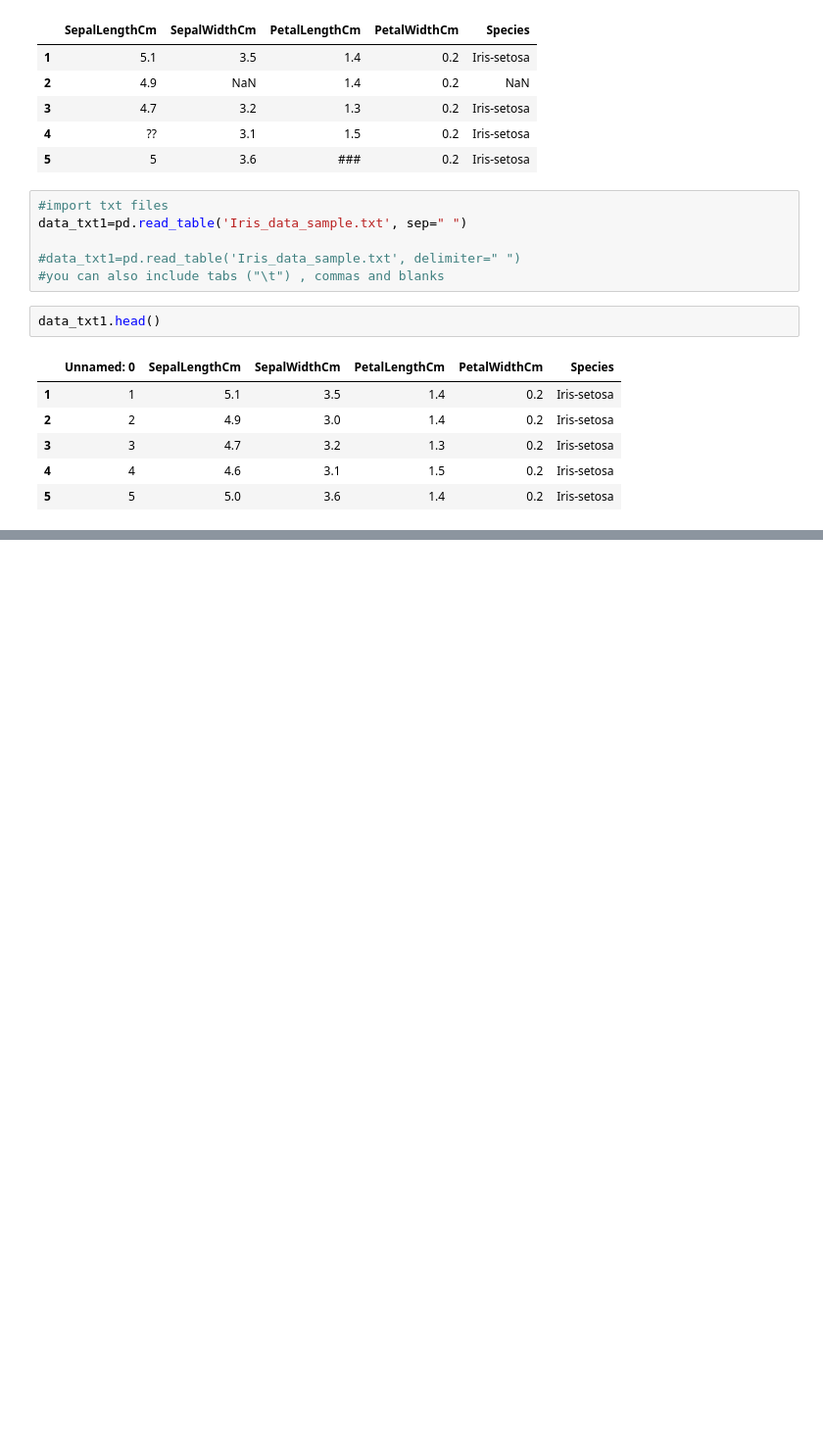
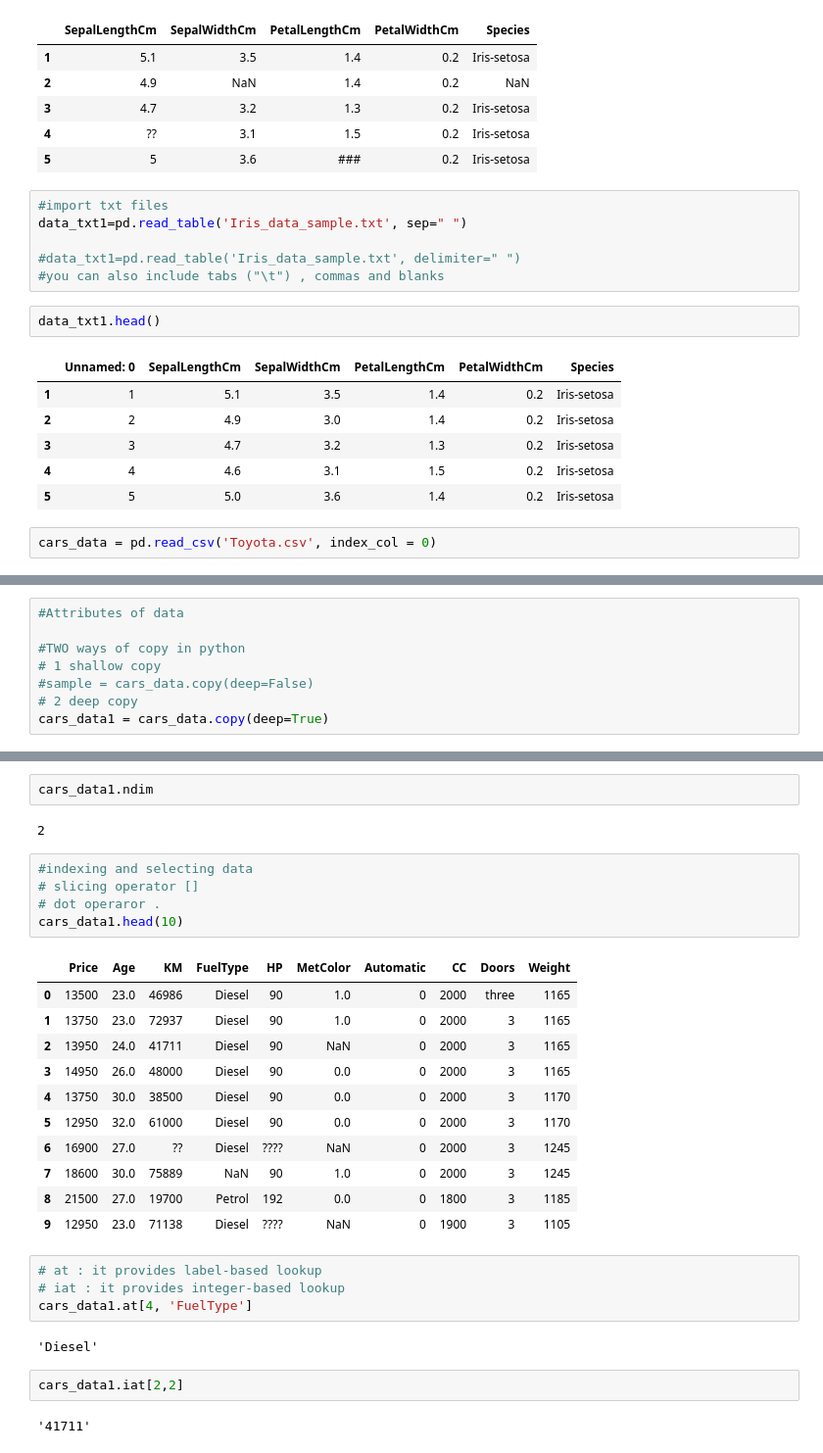
Before and after one commit to gshanbhag525/Programming-Knowledge-, a Jupyter notebook: Pandas Tutorial.ipynb, the cells around one changed output, grey strips where cells are left out. Shown: that part at 98% size. Drawn from its saved outputs; the diff is of its cells as text; blank space fills up the shorter version.

```diff
--- a/Pandas Tutorial.ipynb
+++ b/Pandas Tutorial.ipynb
@@ -81,3 +83,5 @@ data_txt1.head()
 | 3 | 3 | 4.7 | 3.2 | 1.3 | 0.2 | Iris-setosa |
 | 4 | 4 | 4.6 | 3.1 | 1.5 | 0.2 | Iris-setosa |
 | 5 | 5 | 5.0 | 3.6 | 1.4 | 0.2 | Iris-setosa |
+# %%
+cars_data = pd.read_csv('Toyota.csv', index_col = 0)
@@ -83,0 +98,8 @@ data_txt1.head()
+# %%
+#Attributes of data
+
+#TWO ways of copy in python
+# 1 shallow copy
+#sample = cars_data.copy(deep=False)
+# 2 deep copy
+cars_data1 = cars_data.copy(deep=True)
@@ -83,0 +147,31 @@ data_txt1.head()
+# %%
+cars_data1.ndim
+# %% [output]
+2
+# %%
+#indexing and selecting data
+# slicing operator []
+# dot operaror .
+cars_data1.head(10)
+# %% [output]
+|  | Price | Age | KM | FuelType | HP | MetColor | Automatic | CC | Doors | Weight |
+| 0 | 13500 | 23.0 | 46986 | Diesel | 90 | 1.0 | 0 | 2000 | three | 1165 |
+| 1 | 13750 | 23.0 | 72937 | Diesel | 90 | 1.0 | 0 | 2000 | 3 | 1165 |
+| 2 | 13950 | 24.0 | 41711 | Diesel | 90 | NaN | 0 | 2000 | 3 | 1165 |
+| 3 | 14950 | 26.0 | 48000 | Diesel | 90 | 0.0 | 0 | 2000 | 3 | 1165 |
+| 4 | 13750 | 30.0 | 38500 | Diesel | 90 | 0.0 | 0 | 2000 | 3 | 1170 |
+| 5 | 12950 | 32.0 | 61000 | Diesel | 90 | 0.0 | 0 | 2000 | 3 | 1170 |
+| 6 | 16900 | 27.0 | ?? | Diesel | ???? | NaN | 0 | 2000 | 3 | 1245 |
+| 7 | 18600 | 30.0 | 75889 | NaN | 90 | 1.0 | 0 | 2000 | 3 | 1245 |
+| 8 | 21500 | 27.0 | 19700 | Petrol | 192 | 0.0 | 0 | 1800 | 3 | 1185 |
+| 9 | 12950 | 23.0 | 71138 | Diesel | ???? | NaN | 0 | 1900 | 3 | 1105 |
+# %%
+# at : it provides label-based lookup
+# iat : it provides integer-based lookup
+cars_data1.at[4, 'FuelType']
+# %% [output]
+'Diesel'
+# %%
+cars_data1.iat[2,2]
+# %% [output]
+'41711'
```
Also changed, not shown: parts of 10 cells of this notebook.
